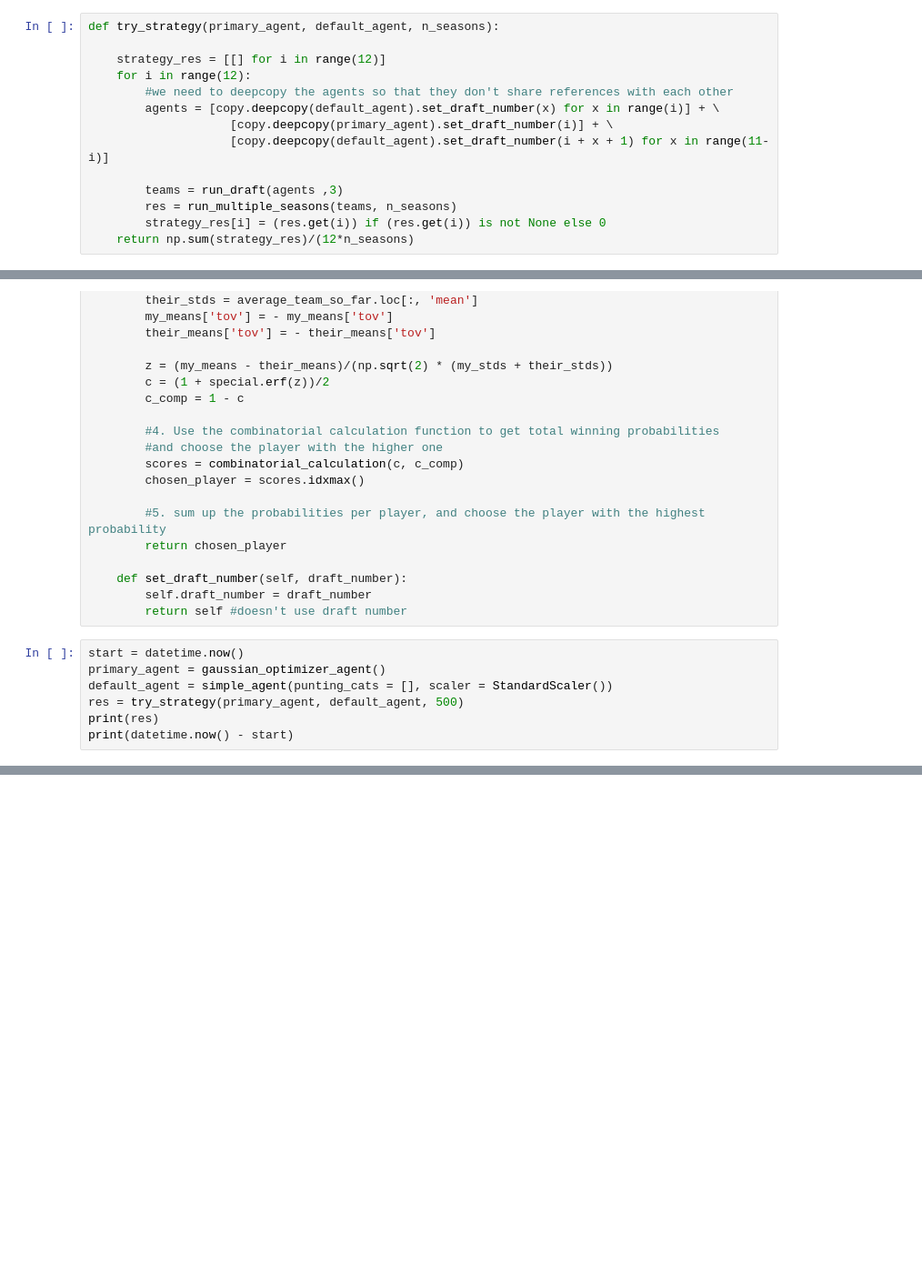
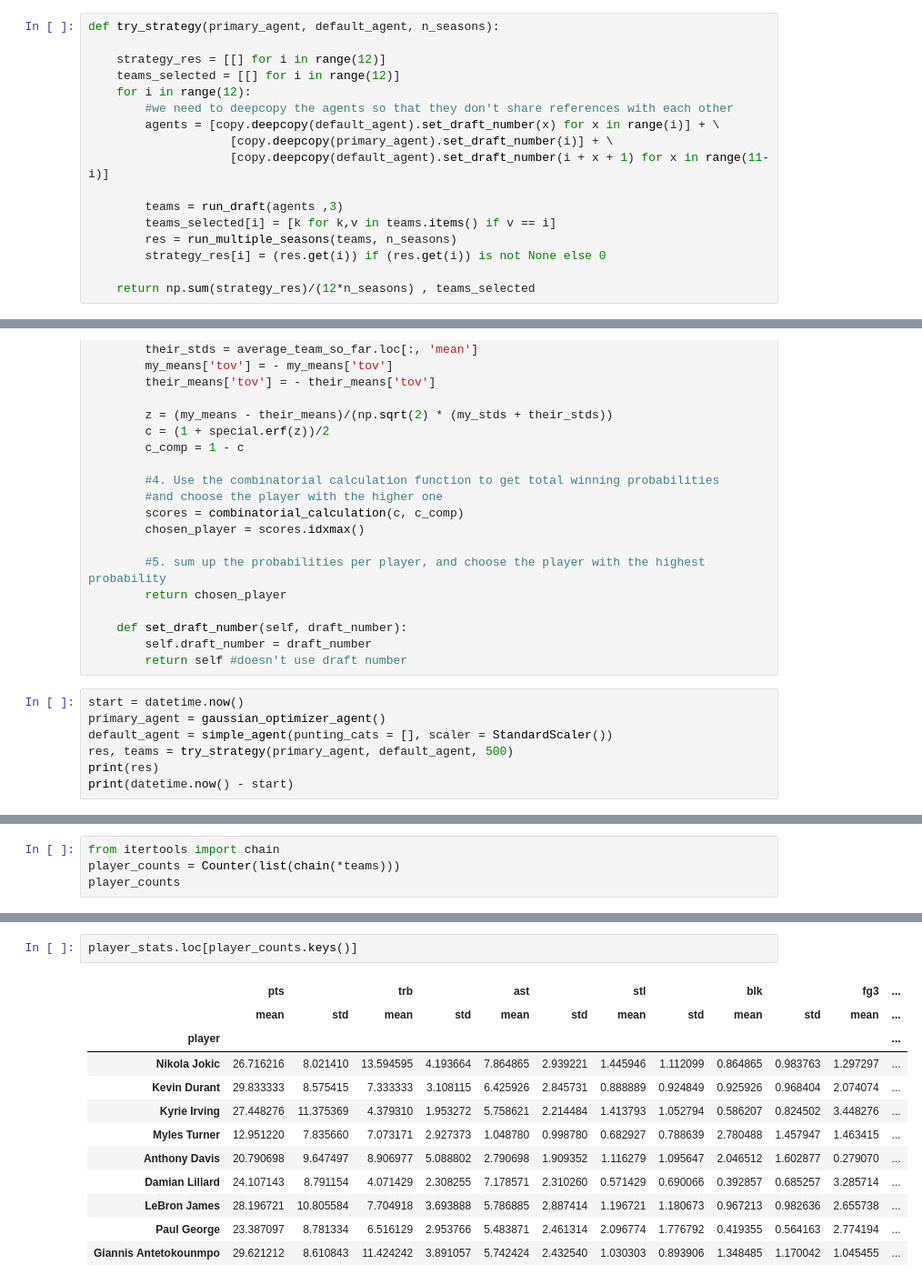
Before and after one commit to zer2/Fantasy-Basketball--in-progress-, a Jupyter notebook: Basketball drafting.ipynb, the cells around one changed output, grey strips where cells are left out. Shown at 91% size. Drawn from its saved outputs; the diff is of its cells as text; blank space fills up the shorter version.

Commit message:
Looking at players chosen by new strat

```diff
--- a/Basketball drafting.ipynb
+++ b/Basketball drafting.ipynb
@@ -172,6 +172,7 @@ When we test a strategy, we want to see if it works broadly, not just in any one
 def try_strategy(primary_agent, default_agent, n_seasons):
 
     strategy_res = [[] for i in range(12)]
+    teams_selected = [[] for i in range(12)]
     for i in range(12):
         #we need to deepcopy the agents so that they don't share references with each other
         agents = [copy.deepcopy(default_agent).set_draft_number(x) for x in range(i)] + \
@@ -179,9 +180,11 @@ def try_strategy(primary_agent, default_agent, n_seasons):
                     [copy.deepcopy(default_agent).set_draft_number(i + x + 1) for x in range(11-i)]
 
         teams = run_draft(agents ,3)
+        teams_selected[i] = [k for k,v in teams.items() if v == i]
         res = run_multiple_seasons(teams, n_seasons)
         strategy_res[i] = (res.get(i)) if (res.get(i)) is not None else 0
-    return np.sum(strategy_res)/(12*n_seasons)
+
+    return np.sum(strategy_res)/(12*n_seasons) , teams_selected
 # %% [markdown]
 ## 1a. Scaling Strategy
 
@@ -456,7 +459,7 @@ class gaussian_optimizer_agent():
 start = datetime.now()
 primary_agent = gaussian_optimizer_agent()
 default_agent = simple_agent(punting_cats = [], scaler = StandardScaler())
-res = try_strategy(primary_agent, default_agent, 500)
+res, teams = try_strategy(primary_agent, default_agent, 500)
 print(res)
 print(datetime.now() - start)
 # %% [output]
@@ -466,0 +472,4 @@ Wow! This strategy wins an astonishing 63.5% of drafts- a substantial improvemen
+# %%
+from itertools import chain
+player_counts = Counter(list(chain(*teams)))
+player_counts
@@ -466,0 +486,15 @@ Wow! This strategy wins an astonishing 63.5% of drafts- a substantial improvemen
+# %%
+player_stats.loc[player_counts.keys()]
+# %% [output]
+|  | pts |  | trb |  | ast |  | stl |  | blk |  | fg3 | ... |
+|  | mean | std | mean | std | mean | std | mean | std | mean | std | mean | ... |
+| player |  |  |  |  |  |  |  |  |  |  |  | ... |
+| Nikola Jokic | 26.716216 | 8.021410 | 13.594595 | 4.193664 | 7.864865 | 2.939221 | 1.445946 | 1.112099 | 0.864865 | 0.983763 | 1.297297 | ... |
+| Kevin Durant | 29.833333 | 8.575415 | 7.333333 | 3.108115 | 6.425926 | 2.845731 | 0.888889 | 0.924849 | 0.925926 | 0.968404 | 2.074074 | ... |
+| Kyrie Irving | 27.448276 | 11.375369 | 4.379310 | 1.953272 | 5.758621 | 2.214484 | 1.413793 | 1.052794 | 0.586207 | 0.824502 | 3.448276 | ... |
+| Myles Turner | 12.951220 | 7.835660 | 7.073171 | 2.927373 | 1.048780 | 0.998780 | 0.682927 | 0.788639 | 2.780488 | 1.457947 | 1.463415 | ... |
+| Anthony Davis | 20.790698 | 9.647497 | 8.906977 | 5.088802 | 2.790698 | 1.909352 | 1.116279 | 1.095647 | 2.046512 | 1.602877 | 0.279070 | ... |
+| Damian Lillard | 24.107143 | 8.791154 | 4.071429 | 2.308255 | 7.178571 | 2.310260 | 0.571429 | 0.690066 | 0.392857 | 0.685257 | 3.285714 | ... |
+| LeBron James | 28.196721 | 10.805584 | 7.704918 | 3.693888 | 5.786885 | 2.887414 | 1.196721 | 1.180673 | 0.967213 | 0.982636 | 2.655738 | ... |
+| Paul George | 23.387097 | 8.781334 | 6.516129 | 2.953766 | 5.483871 | 2.461314 | 2.096774 | 1.776792 | 0.419355 | 0.564163 | 2.774194 | ... |
+| Giannis Antetokounmpo | 29.621212 | 8.610843 | 11.424242 | 3.891057 | 5.742424 | 2.432540 | 1.030303 | 0.893906 | 1.348485 | 1.170042 | 1.045455 | ... |
```
Also changed, not shown: parts of 7 cells of this notebook.
